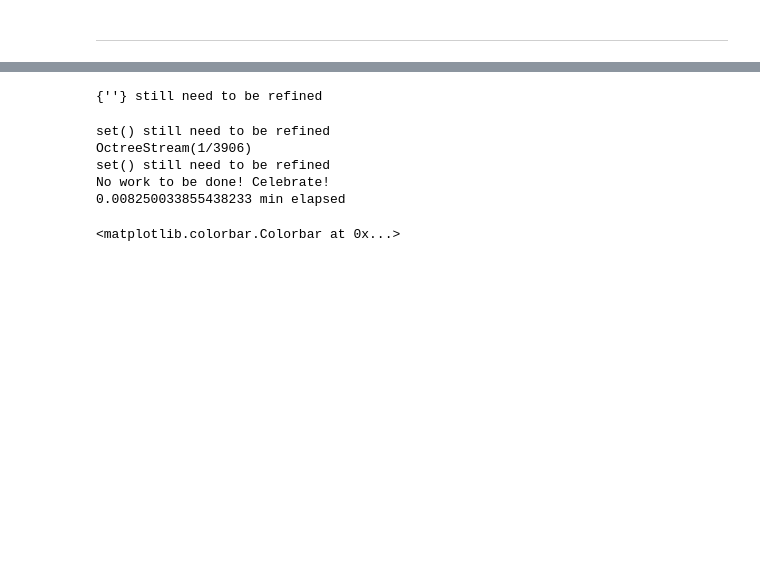
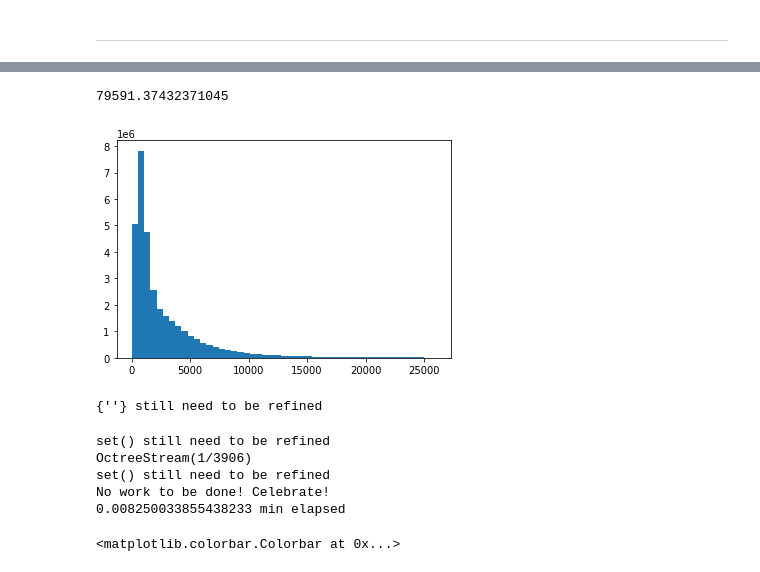
Before and after one commit to ageller/Firefly, a Jupyter notebook: src/firefly/ntbks/GaiaDR3.ipynb, the cells around one changed output, grey strips where cells are left out. Drawn from its saved outputs; the diff is of its cells as text; code cells hidden in the pictures; blank space fills up the shorter version.

```diff
--- a/src/firefly/ntbks/GaiaDR3.ipynb
+++ b/src/firefly/ntbks/GaiaDR3.ipynb
@@ -191,6 +170,17 @@ data_dict = dict(zip(keys[-all_arrays.shape[0]:],all_arrays))
 old_interval = (0,4)
 new_interval = (np.log10(2e3),5)
 data_dict['teff_bprp'] = remap_nonparametrically(data_dict['bp_rp'],old_interval,new_interval)
+# %%
+rs = np.sqrt(data_dict['x']**2 + data_dict['y']**2 + data_dict['z']**2)
+# %%
+np.percentile(rs,99)
+# %% [output]
+79591.37432371045
+# %%
+plt.hist(rs,bins=np.linspace(1,np.percentile(rs,99)))
+print()
+# %% [output]
+[figure, added]
 # %%
 root = OctNodeStream(None,None,[])
 # %%
```
Also changed, not shown: parts of 5 cells of this notebook.
